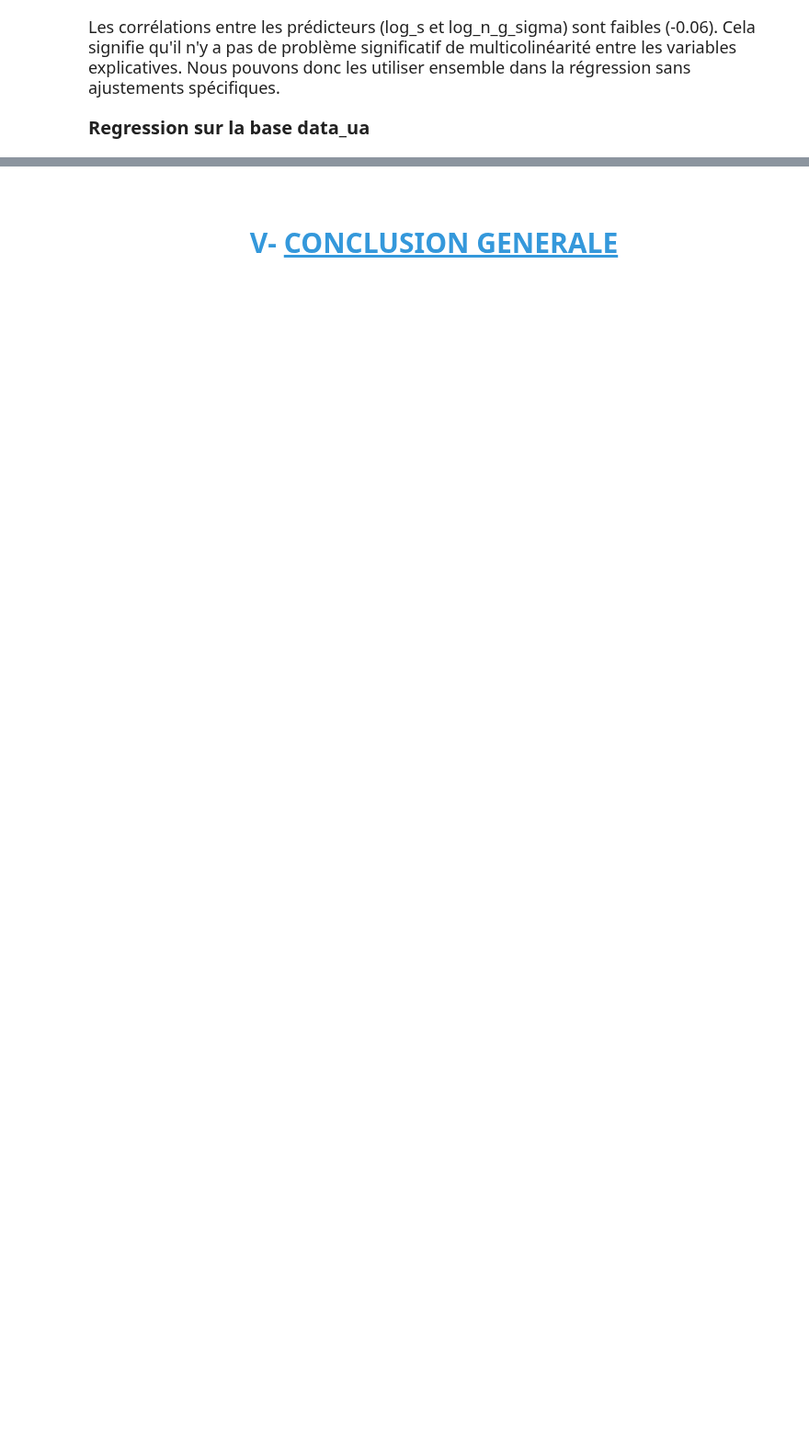
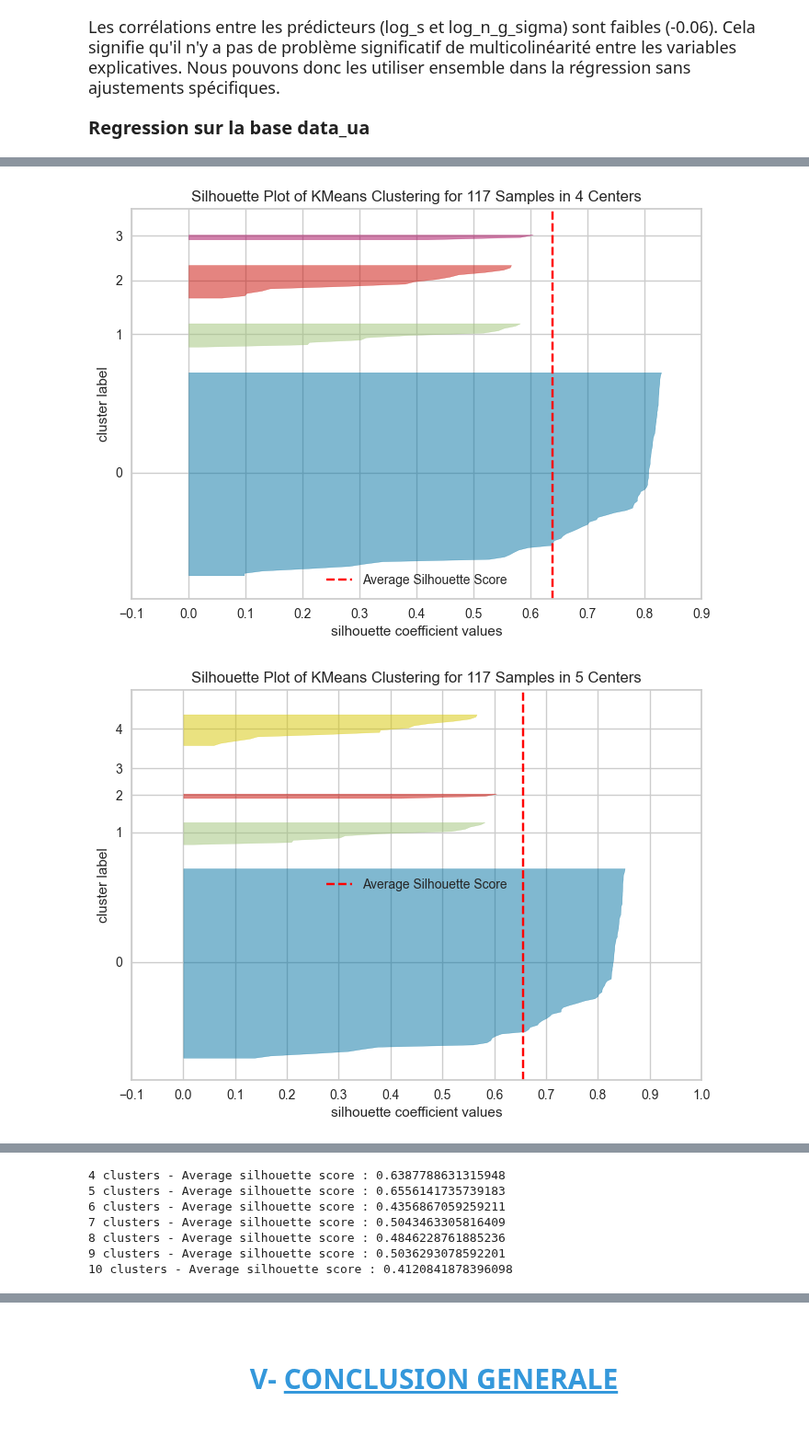
Before and after one commit to tziemiNgansop237/Projet_Python, a Jupyter notebook: src/Modélisation.ipynb, the cells around one changed output, grey strips where cells are left out. Shown at 92% size. Cells and saved outputs as stored; diff of their text form; code cells hidden in the pictures; blank space fills up the shorter version.

```diff
--- a/src/Modélisation.ipynb
+++ b/src/Modélisation.ipynb
@@ -532,0 +479,4 @@ Le signe du coefficient du logarithme de la dilution plus dépréciation du capi
+# %%
+# Suppresion des colonnes 'Year' et 'Country_Code'
+df = data.copy()
+df.drop(["Year", "Country_Code"], axis = 1, inplace = True)
@@ -532,0 +486,3 @@ Le signe du coefficient du logarithme de la dilution plus dépréciation du capi
+# %%
+df = df.groupby("Country").mean().reset_index()
+df.head()
@@ -532,0 +499,24 @@ Le signe du coefficient du logarithme de la dilution plus dépréciation du capi
+# %%
+# Normalisation des données avec MinMaxScaler
+
+
+# Identification des colonnes numériques
+numerical_cols = df.columns[df.dtypes == float].tolist()
+
+# Création d'un column ColumnTransformer pour appliquer MinMaxScaler uniquement aux colonnes numériques
+preprocessor = d.Pipeline([
+    ('features_scaling', d.ColumnTransformer(
+        transformers=[('num', d.MinMaxScaler(), numerical_cols)],
+        remainder='drop'  # Conserve les colonnes non numériques inchangées
+    ))
+])
+
+# Application du transformateur aux données
+data_scaled = preprocessor.fit_transform(df)
+# %%
+# Création du pipeline kmeans
+kmeans_pipe = d.Pipeline([
+    ('preprocessor', preprocessor),
+    ('clusterer', d.KMeans())
+])
+kmeans_pipe
@@ -532,0 +560,7 @@ Le signe du coefficient du logarithme de la dilution plus dépréciation du capi
+# %%
+# Calcule des scores pour l'analyse des silhouettes
+
+scores = d.silouhette_analysis(kmeans_pipe, df, (4, 11))
+# %% [output]
+[figure, added]
+[figure, added]
@@ -532,0 +572,7 @@ Le signe du coefficient du logarithme de la dilution plus dépréciation du capi
+4 clusters - Average silhouette score : 0.6387788631315948
+5 clusters - Average silhouette score : 0.6556141735739183
+6 clusters - Average silhouette score : 0.4356867059259211
+7 clusters - Average silhouette score : 0.5043463305816409
+8 clusters - Average silhouette score : 0.4846228761885236
+9 clusters - Average silhouette score : 0.5036293078592201
+10 clusters - Average silhouette score : 0.4120841878396098
```
Also changed, not shown: parts of 83 cells of this notebook, 3 other files.
